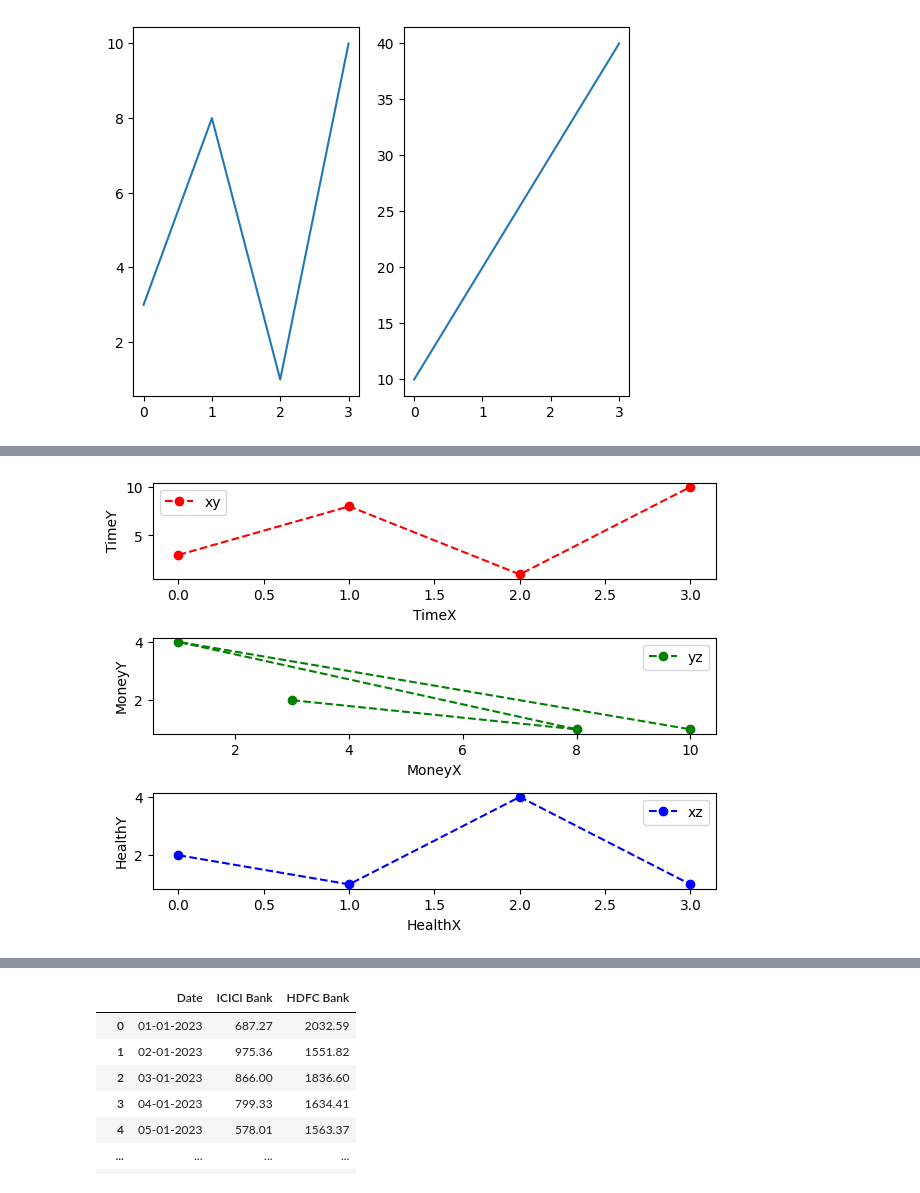
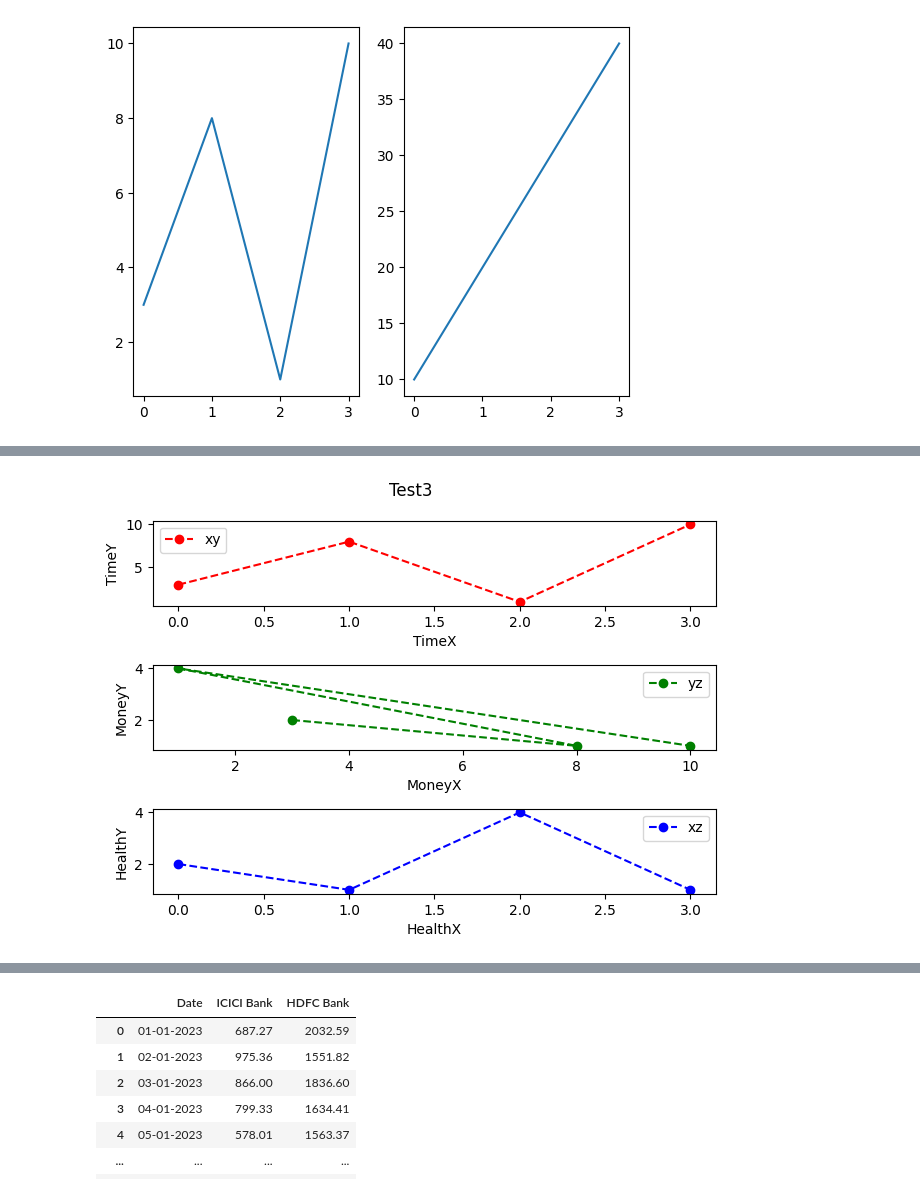
Before and after one commit to Rubesh-RS/My_studies, a Jupyter notebook: Visualization.ipynb, the cells around one changed output, grey strips where cells are left out. Drawn from its saved outputs; the diff is of its cells as text; code cells hidden in the pictures.

```diff
--- a/Visualization.ipynb
+++ b/Visualization.ipynb
@@ -128,31 +140,32 @@ plt.show()
 # %%
 import numpy as np
 import matplotlib.pyplot as plt
 
 # Plot 1:
 x = np.array([0, 1, 2, 3])
 y = np.array([3, 8, 1, 10])
 z = np.array([2,1,4,1])
 
 fig, ax = plt.subplots(3, 1)  # Change to a 2x2 grid
 
 ax[0].plot(x,y,marker = "o", color = "r", linestyle = "--", label = "xy")
 
 ax[1].plot(y,z,marker = "o", color = "g", linestyle = "--", label = "yz")
 
 ax[2].plot(x,z,marker = "o", color = "b", linestyle = "--", label = "xz")
 
 ax[0].set_xlabel("TimeX")
 ax[0].set_ylabel("TimeY")
 ax[0].legend()
 ax[1].set_xlabel("MoneyX")
 ax[1].set_ylabel("MoneyY")
 ax[1].legend()
 ax[2].set_xlabel("HealthX")
 ax[2].set_ylabel("HealthY")
 ax[2].legend()
+fig.suptitle("Test3")
 
 plt.tight_layout()
 plt.show()
 # %% [output]
-[figure, old version]
+[figure, new version]
```
Also changed, not shown: parts of 17 cells of this notebook, 2 other files.
